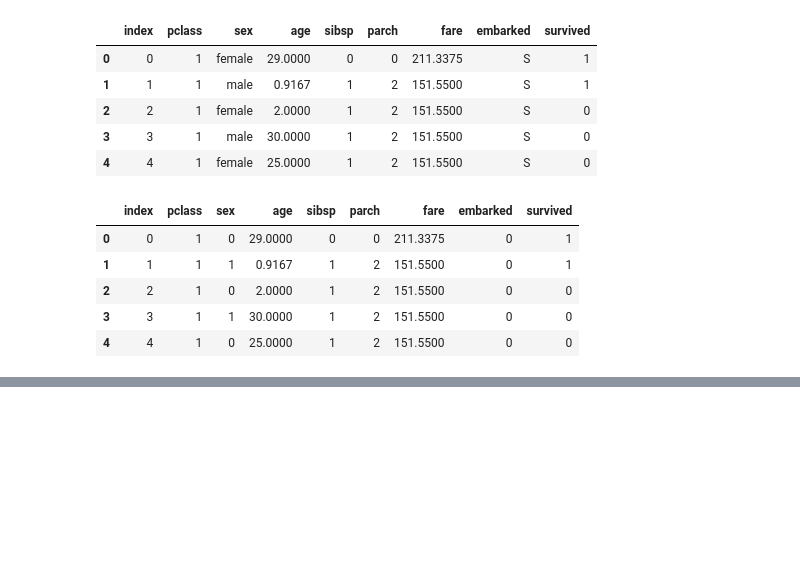
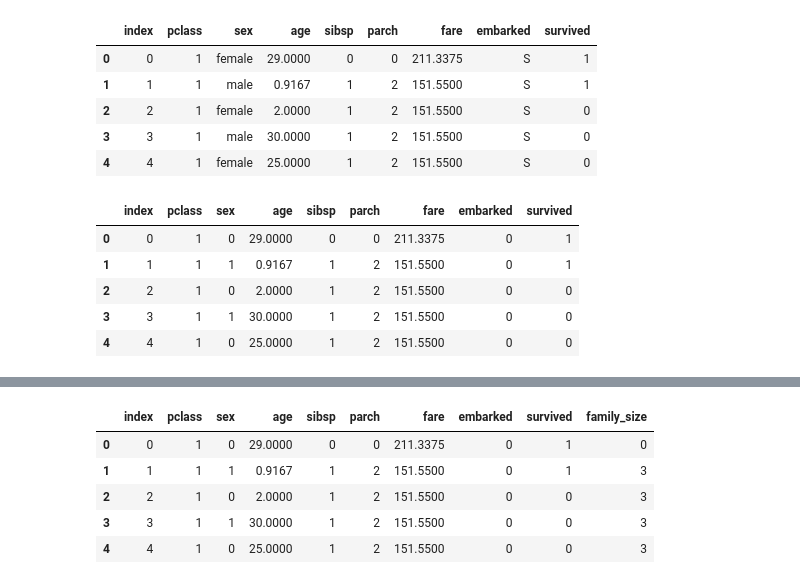
Before and after one commit to Otobi1/Back-to-Basics-A-Refresher-, a Jupyter notebook: Back_to_Basics_Pandas.ipynb, the cells around one changed output, grey strips where cells are left out. Saved outputs shown, nothing was run; the diff lists cells and outputs as text; code cells hidden in the pictures; blank space fills up the shorter version.

Commit message:
using lambda kicked my arse, but we move

```diff
--- a/Back_to_Basics_Pandas.ipynb
+++ b/Back_to_Basics_Pandas.ipynb
@@ -225,3 +225,7 @@ df.head()
 # - in this case, we will use it to create a column called "family_size" that will determin the family size using he number of parents and siblings
 
 # Lambda expressions to create new features
+
+def get_family_size(sibsp, parch):
+  family_size = sibsp + parch
+  return family_size
@@ -227,0 +241,13 @@ df.head()
+# %%
+# Using lambda to apply the family size column
+
+df["family_size"] = df[["sibsp", "parch"]].apply(lambda x: get_family_size(x["sibsp"], x["parch"]), axis = 1)
+# %%
+df.head()
+# %% [output]
+|  | index | pclass | sex | age | sibsp | parch | fare | embarked | survived | family_size |
+| 0 | 0 | 1 | 0 | 29.0000 | 0 | 0 | 211.3375 | 0 | 1 | 0 |
+| 1 | 1 | 1 | 1 | 0.9167 | 1 | 2 | 151.5500 | 0 | 1 | 3 |
+| 2 | 2 | 1 | 0 | 2.0000 | 1 | 2 | 151.5500 | 0 | 0 | 3 |
+| 3 | 3 | 1 | 1 | 30.0000 | 1 | 2 | 151.5500 | 0 | 0 | 3 |
+| 4 | 4 | 1 | 0 | 25.0000 | 1 | 2 | 151.5500 | 0 | 0 | 3 |
```
Also changed, not shown: parts of 2 cells of this notebook.
